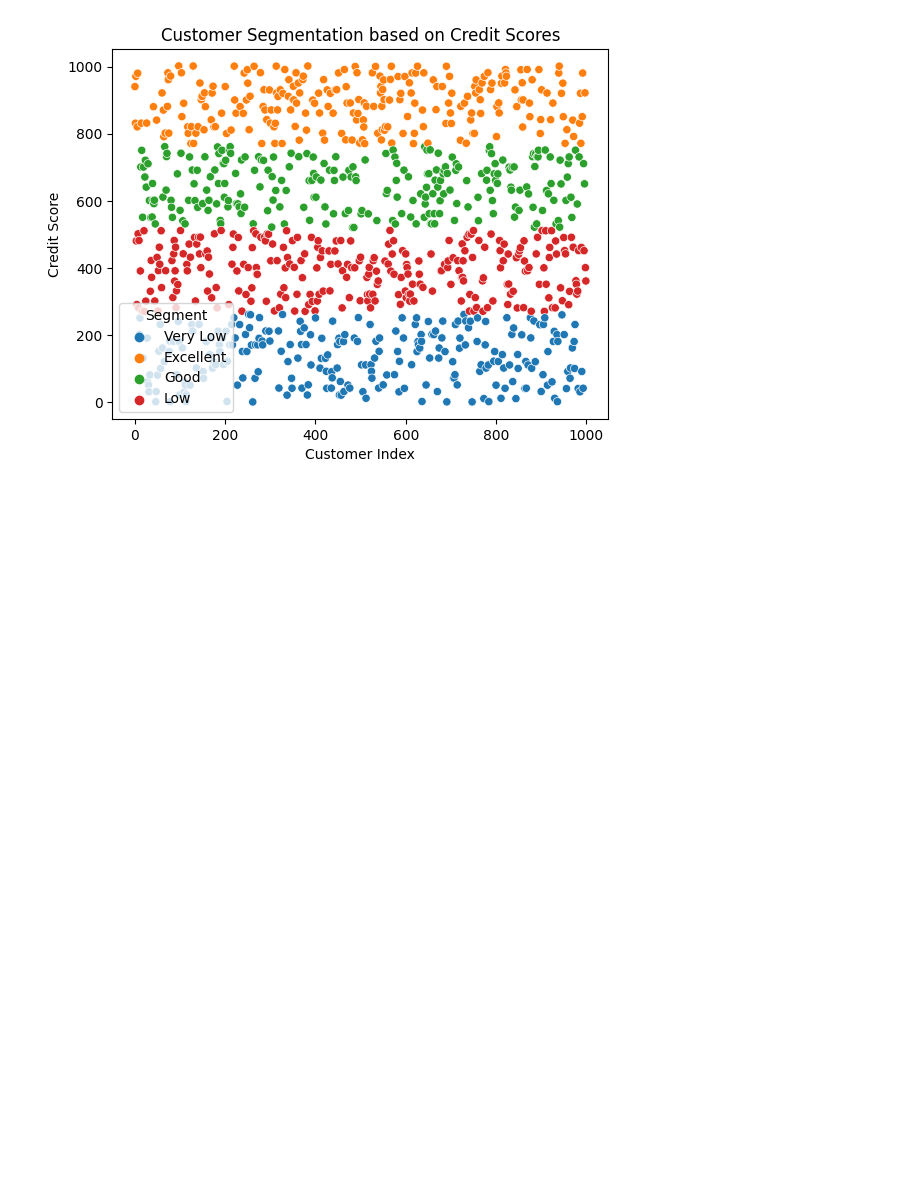
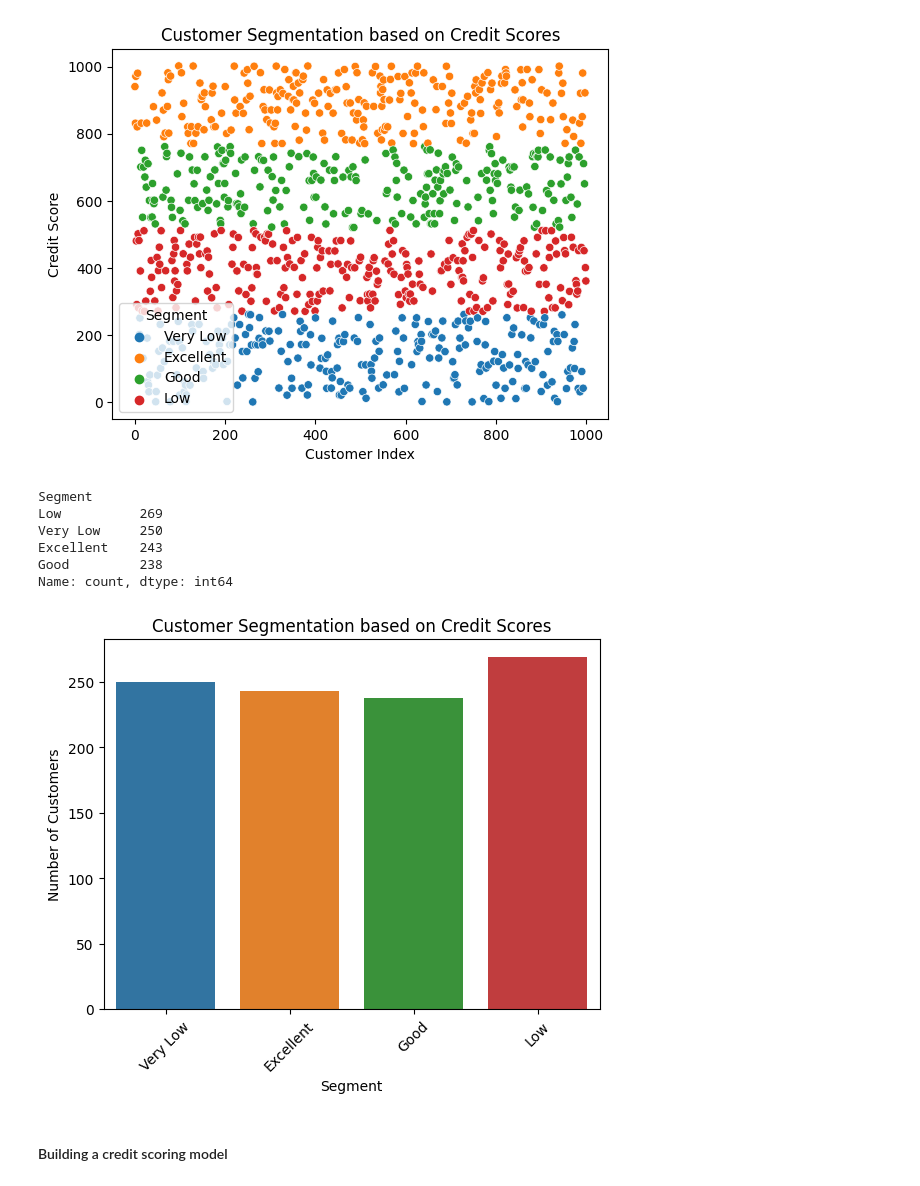
Before and after one commit to Mfundo-debug/credit_scoring_Seg, a Jupyter notebook: EDA.ipynb, the cells around one changed output. Cells and saved outputs as stored; diff of their text form; code cells hidden in the pictures; blank space fills up the shorter version.

Commit message:
added the model and dumped

```diff
--- a/EDA.ipynb
+++ b/EDA.ipynb
@@ -389,3 +405,25 @@ plt.title('Customer Segmentation based on Credit Scores')
 plt.show()
 # %% [output]
 [figure]
+# %%
+data['Segment'].value_counts()
+# %% [output]
+Segment
+Low          269
+Very Low     250
+Excellent    243
+Good         238
+Name: count, dtype: int64
+# %%
+#plot the segment column for each feature in the data and use value_counts()
+segment_counts = data['Segment'].value_counts()
+sns.barplot(x=segment_counts.index, y=segment_counts.values)
+plt.xlabel('Segment')
+plt.ylabel('Number of Customers')
+plt.title('Customer Segmentation based on Credit Scores')
+plt.xticks(rotation=45)
+plt.show()
+# %% [output]
+[figure, added]
+# %% [markdown]
+#### Building a credit scoring model
```
Also changed, not shown: parts of 7 cells of this notebook, 1 other file.
